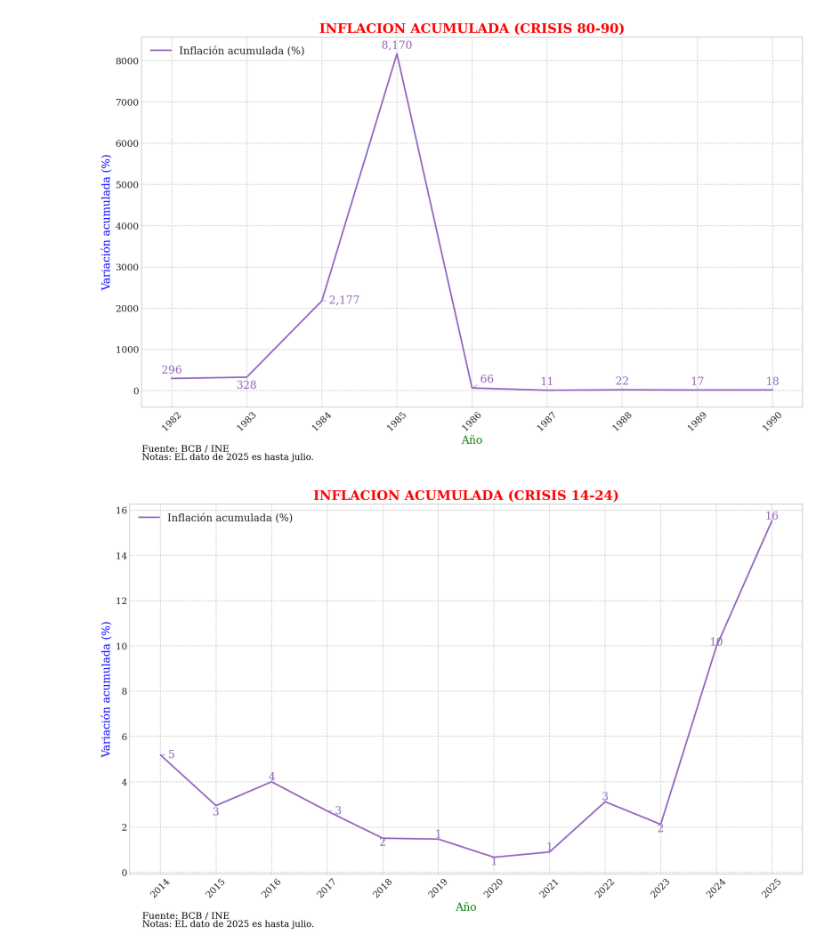
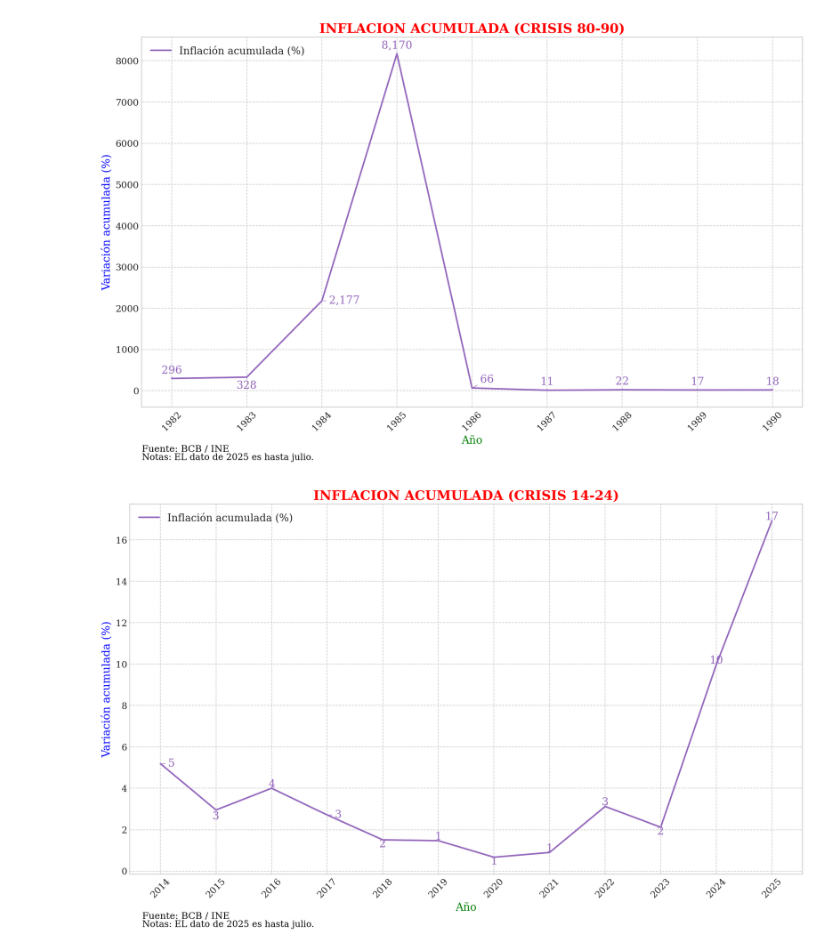
Before and after one commit to navi0369/proyectomacro, a Jupyter notebook: notebooks/tesis/crisis/inflacion_acumulada.ipynb, the cells around one changed output. Saved outputs shown, nothing was run; the diff lists cells and outputs as text; code cells hidden in the pictures.

```diff
--- a/notebooks/tesis/crisis/inflacion_acumulada.ipynb
+++ b/notebooks/tesis/crisis/inflacion_acumulada.ipynb
@@ -37,7 +37,7 @@ SQL = """
     FROM inflacion_acumulada
 """
 df = get_df(SQL, str(DB_PATH), index_col="año")
-df.loc[2025, "inflacion"] = 15.53 # Asegura que 2025 no tenga datos
+df.loc[2025, "inflacion"] = 16.92 # Asegura que 2025 no tenga datos
 # ─────────────────────────────────────────────────────────────────────
 # Componentes y parámetros de graficado
 # ─────────────────────────────────────────────────────────────────────
@@ -92,31 +92,31 @@ for nombre, (ini, fin) in PERIODOS_PARA_CRISIS.items():
 
     # Calcula años a anotar: siempre ini/fin + extras dentro del rango
     years_to_annot = list(sub.index)  # Aquí tomas los años directamente del índice del DataFrame
 
     fig, ax = init_base_plot(
         sub,
         series=componentes,
         colors=colors,
         title=f"INFLACION ACUMULADA ({nombre.upper()})",
         xlabel="Año",
         ylabel="Variación acumulada (%)",
         source_text="Fuente: BCB / INE",
         notas="Notas: EL dato de 2025 es hasta julio.",
     )
 
     add_year_value_annotations(
         ax,
         sub,
         years_to_annot,
         cols_componentes,
         annotation_offsets,
         colors,
         arrow_lw=0.7
     )
 
     fig.savefig(output_dir / f"inflacion_acumulada_{nombre}.png")
     plt.show()  # Muestra la gráfica en pantalla
     plt.close(fig)
 # %% [output]
 [figure]
-[figure, old version]
+[figure, new version]
```
Also changed, not shown: 8 other files.
